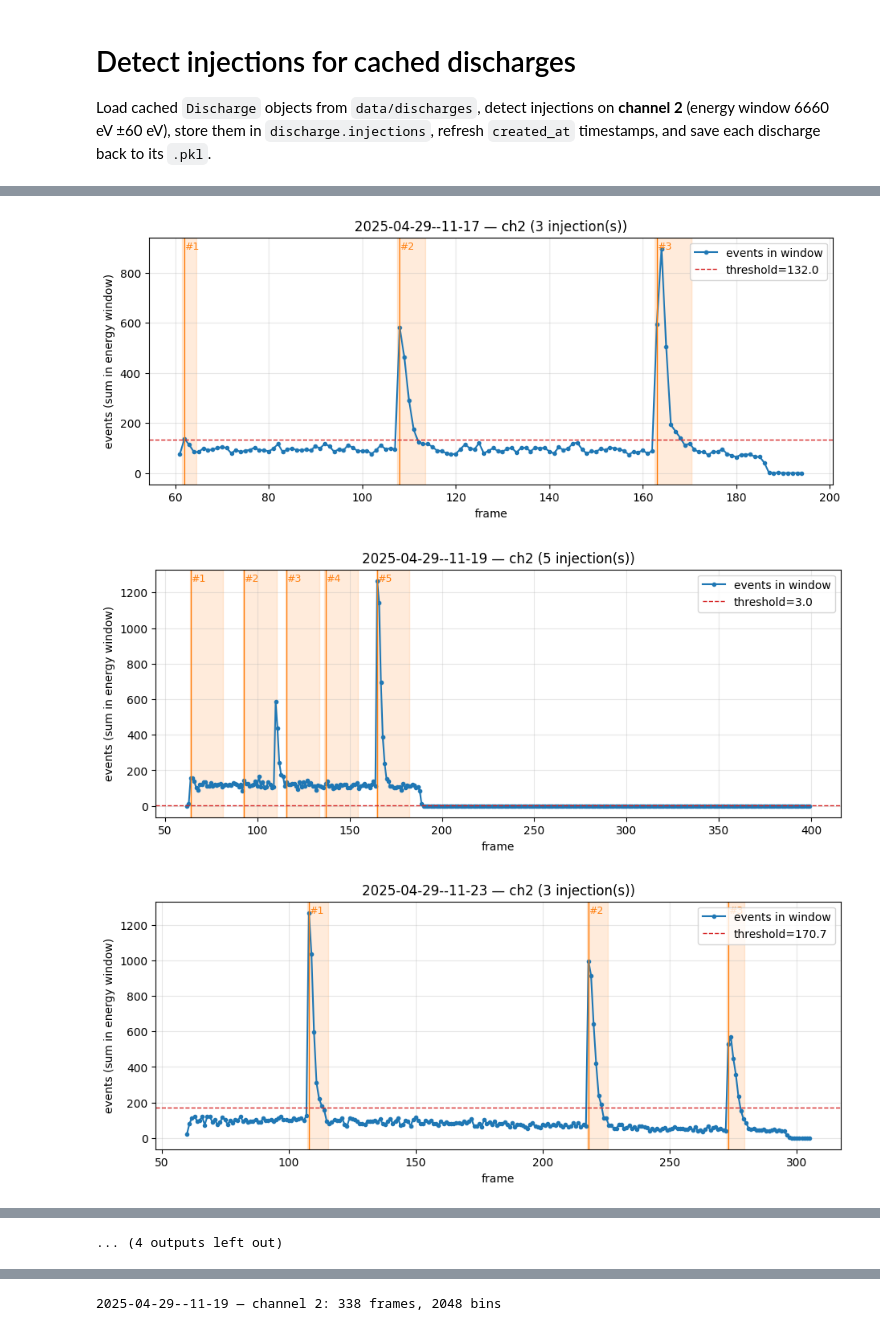
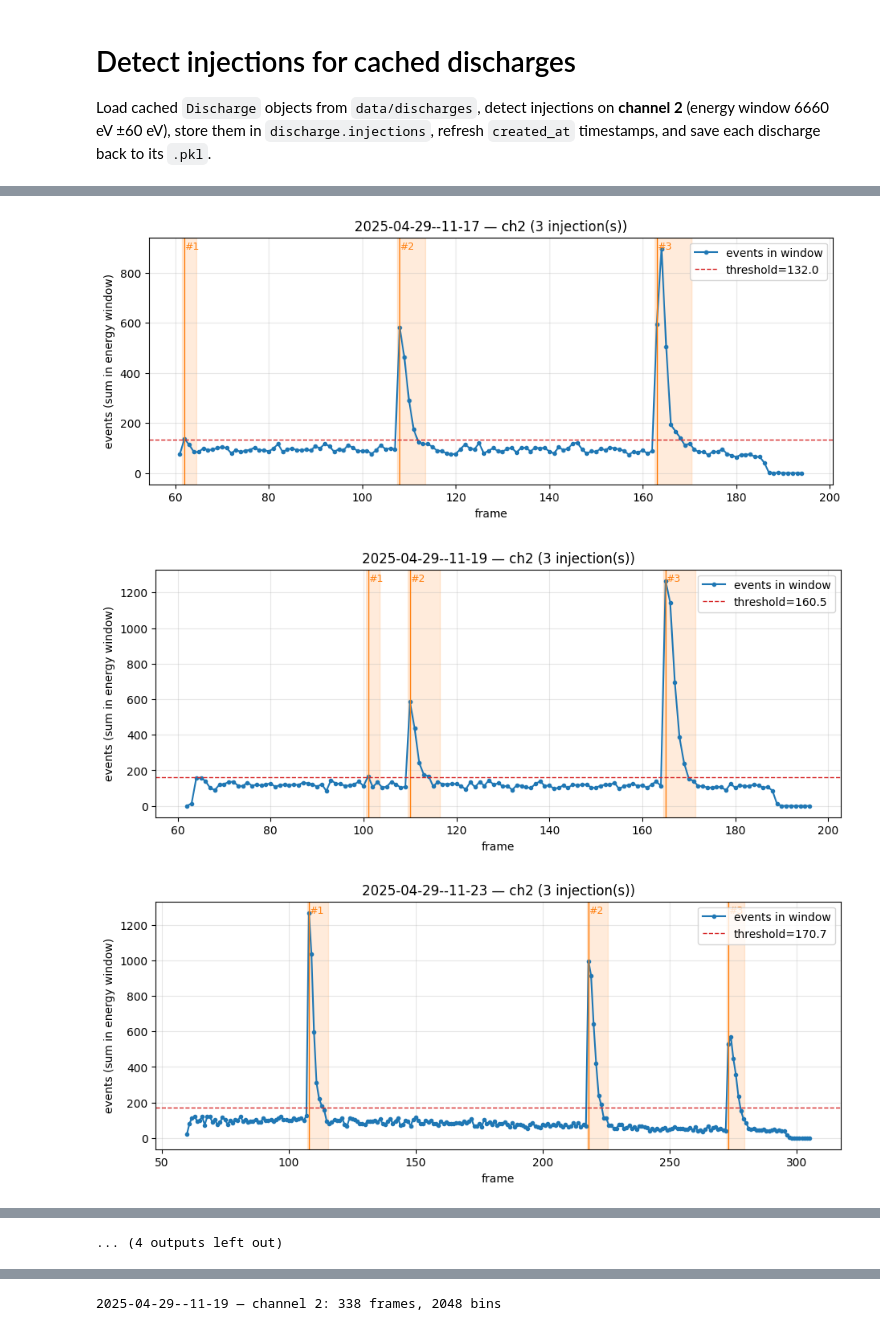
Before and after one commit to Danyil-Dorosh/IFPiLM-1st-Task, a Jupyter notebook: global_stats/too short injections global check.ipynb, the cells around one changed output, grey strips where cells are left out. Cells and saved outputs as stored; diff of their text form; code cells hidden in the pictures.

Commit message:
succesfuly removed bug of 0 trim

```diff
--- a/global_stats/too short injections global check.ipynb
+++ b/global_stats/too short injections global check.ipynb
@@ -45,3 +45,29 @@ print(f"\nLoaded {len(discharges)} discharge(s).")
 [LOADED] test
 
 Loaded 16 discharge(s).
+# %%
+# Cell 1b — RE-LOAD every discharge FRESH from raw txt folders in data/discharges.
+# Purpose: test the newly-applied io.py trim (min_frame_counts threshold) on raw
+# data instead of the old cached .pkl objects. Kept in a SEPARATE dict so the
+# cache loaded in Cell 1 is untouched. To analyze these instead, just swap
+# `discharges` -> `new_discharges` in Cell 2 / Cell 3.
+import importlib
+import pha_lib.io
+importlib.reload(pha_lib.io)  # pick up the new min_frame_counts trim edit
+from pha_lib import io
+
+# Reuse repo_root / discharges_dir from Cell 1 (data/discharges).
+# Each subfolder holds the raw test_<frame>.txt files for one discharge.
+new_discharges = {}
+for folder_path in sorted(p for p in discharges_dir.iterdir() if p.is_dir()):
+    try:
+        # load_test_folder applies the trim (min_frame_counts default = 2).
+        new_discharges[folder_path.name] = io.load_test_folder(
+            folder_path, discharge_id=folder_path.name
+        )
+        print(f"[LOADED] {folder_path.name}")
+    except Exception as exc:
+        # A folder may lack raw txt files (e.g. only a cache) — report and skip.
+        print(f"[SKIP] {folder_path.name}: {exc}")
+
+print(f"\nFreshly loaded {len(new_discharges)} discharge(s) into new_discharges.")
@@ -65,7 +121,7 @@ DETECT_CHANNEL = 2
 detection_config = InjectionDetectionConfig()  # default parameters
 
 detect_rows = []
-for folder_name, discharge in discharges.items():
+for folder_name, discharge in new_discharges.items():
     # Some discharges may not have channel 2 — record and skip those.
     if DETECT_CHANNEL not in discharge.channels:
         print(f"[SKIP] {folder_name}: no channel {DETECT_CHANNEL}")
@@ -156,7 +212,7 @@ import matplotlib.pyplot as plt
 from pha_lib.plotting import plot_timetrace_with_injections
 from pha_lib.discharges import _robust_background_and_scale
 
-for folder_name, discharge in discharges.items():
+for folder_name, discharge in new_discharges.items():
     # Only channel 2 was analyzed, so skip discharges without it.
     if DETECT_CHANNEL not in discharge.channels:
         continue
@@ -167,34 +223,34 @@ for folder_name, discharge in discharges.items():
 
     # Recompute the detection threshold exactly as detect_injections does:
     # robust background + threshold_factor * robust noise scale.
     bg, scale = _robust_background_and_scale(trace.values)
     thr = bg + detection_config.threshold_factor * scale
 
     # Injections detected in Cell 2 (empty list if none / not yet run).
     injections = discharge.injections or []
 
     # One figure per discharge; reuse the library plotting helper.
     fig, ax = plt.subplots(figsize=(11, 4))
     plot_timetrace_with_injections(
         trace,
         injections,
         ax=ax,
         title=f"{folder_name} — ch{DETECT_CHANNEL} "
               f"({len(injections)} injection(s))",
     )
 
     # Draw the detection threshold as a dashed red line.
     ax.axhline(thr, color="tab:red", ls="--", lw=1, label=f"threshold={thr:.1f}")
     ax.legend(loc="upper right")
 
     plt.show()
 # %% [output]
 [figure]
 [figure]
 [figure]
 [figure]
 [figure]
-[figure, old version]
+[figure, new version]
 [figure]
 [figure]
 [figure]
```
Also changed, not shown: parts of 3 cells of this notebook, 1 other file.
